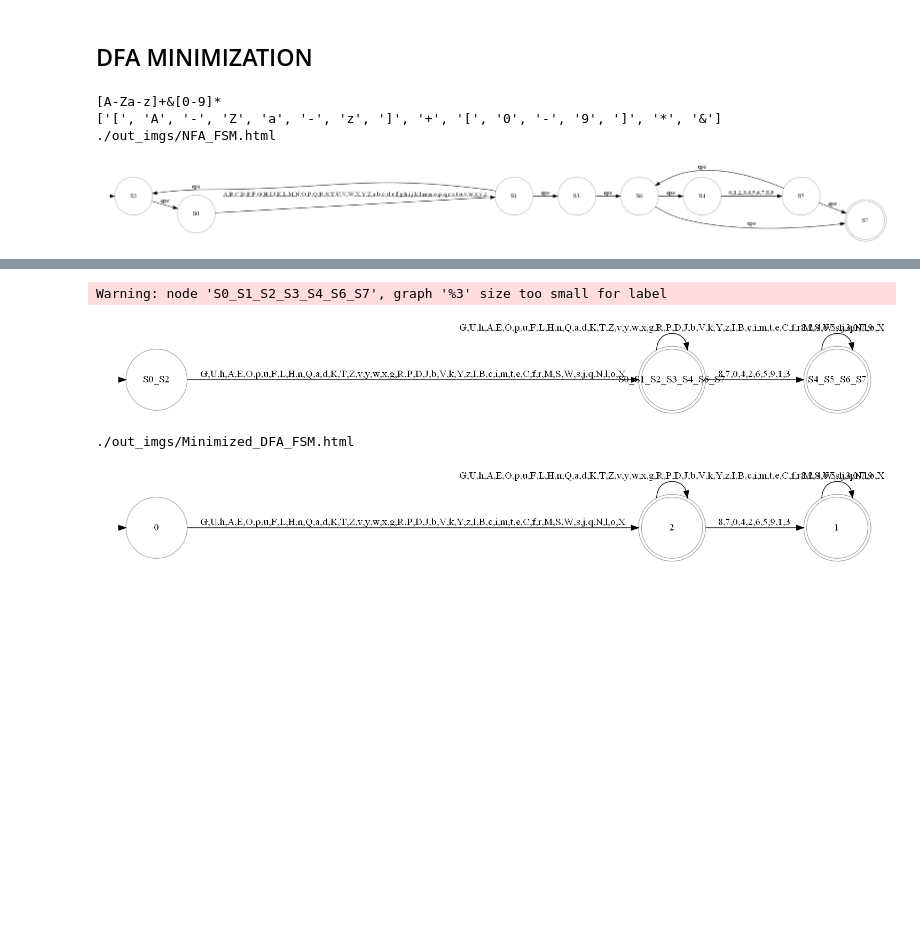
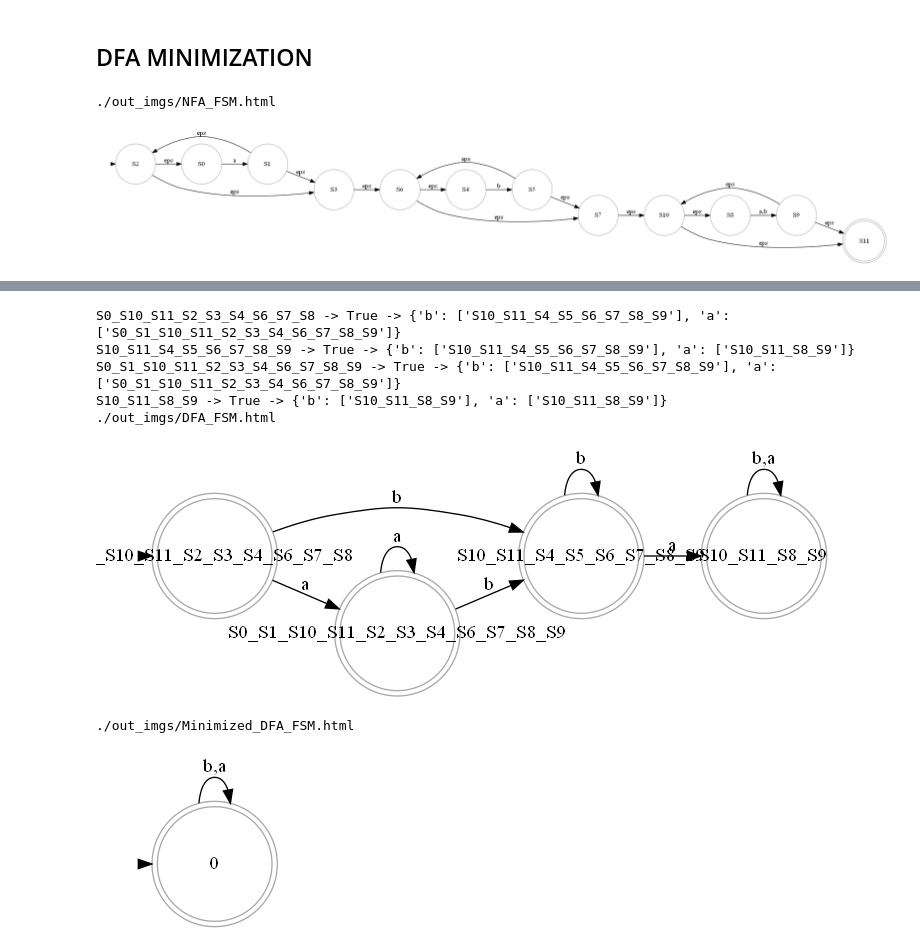
Before and after one commit to AdhamAliAbdelAal/ReTEX, a Jupyter notebook: main.ipynb, the cells around one changed output, grey strips where cells are left out. Drawn from its saved outputs; the diff is of its cells as text; code cells hidden in the pictures; blank space fills up the shorter version.

```diff
--- a/main.ipynb
+++ b/main.ipynb
@@ -725,29 +723,27 @@ class DFA_Minimizer:
 # %%
 def print_states(fsm):
     for k, v in fsm.states.items():
         print(f'{k} -> {v.is_terminating_state} -> {v.transitions}')
 
 if __name__ == "__main__":
     reg = "[a-c]*b"#input("Enter Regular Expression: ")
-    ans = RegParser("[A-Za-z]+[0-9]*").parse()
+    ans = RegParser("(a*b*)([a-b]*)").parse()
     with open("output.json", "w") as f:
         f.write(json.dumps(ans, indent=4))
 
     state_machine = AutomataMachine().init_from_file('output.json')
     # display(Markdown(f"# asdas"))
     display(state_machine.draw())
     dfa_gen = dfa_generator('output.json')
     # aa = dfa.get_closure(dfa.nfa_sm.get_state('S2'))
     new_dfa = dfa_gen.convert_to_dfa()
     print_states(new_dfa)
     display(new_dfa.draw())
     new_dfa.save_to_json('dfa.json')
     minimizer = DFA_Minimizer(new_dfa)
     minimizer.minimize()
     minized_dfa = minimizer.reconstruct_dfa()
     display(minized_dfa.draw())
 # %% [output]
-[A-Za-z]+&[0-9]*
-['[', 'A', '-', 'Z', 'a', '-', 'z', ']', '+', '[', '0', '-', '9', ']', '*', '&']
 ./out_imgs/NFA_FSM.html
-[figure, old version]
+[figure, new version]
@@ -758,4 +754,8 @@ S4_S5_S6_S7 -> True -> {'8': ['S4_S5_S6_S7'], '2': ['S4_S5_S6_S7'], '4': ['S4_S5
-Warning: node 'S0_S1_S2_S3_S4_S6_S7', graph '%3' size too small for label
+S0_S10_S11_S2_S3_S4_S6_S7_S8 -> True -> {'b': ['S10_S11_S4_S5_S6_S7_S8_S9'], 'a': ['S0_S1_S10_S11_S2_S3_S4_S6_S7_S8_S9']}
+S10_S11_S4_S5_S6_S7_S8_S9 -> True -> {'b': ['S10_S11_S4_S5_S6_S7_S8_S9'], 'a': ['S10_S11_S8_S9']}
+S0_S1_S10_S11_S2_S3_S4_S6_S7_S8_S9 -> True -> {'b': ['S10_S11_S4_S5_S6_S7_S8_S9'], 'a': ['S0_S1_S10_S11_S2_S3_S4_S6_S7_S8_S9']}
+S10_S11_S8_S9 -> True -> {'b': ['S10_S11_S8_S9'], 'a': ['S10_S11_S8_S9']}
+./out_imgs/DFA_FSM.html
-[figure, old version]
+[figure, new version]
 ./out_imgs/Minimized_DFA_FSM.html
-[figure, old version]
+[figure, new version]
```
Also changed, not shown: parts of 2 cells of this notebook.
